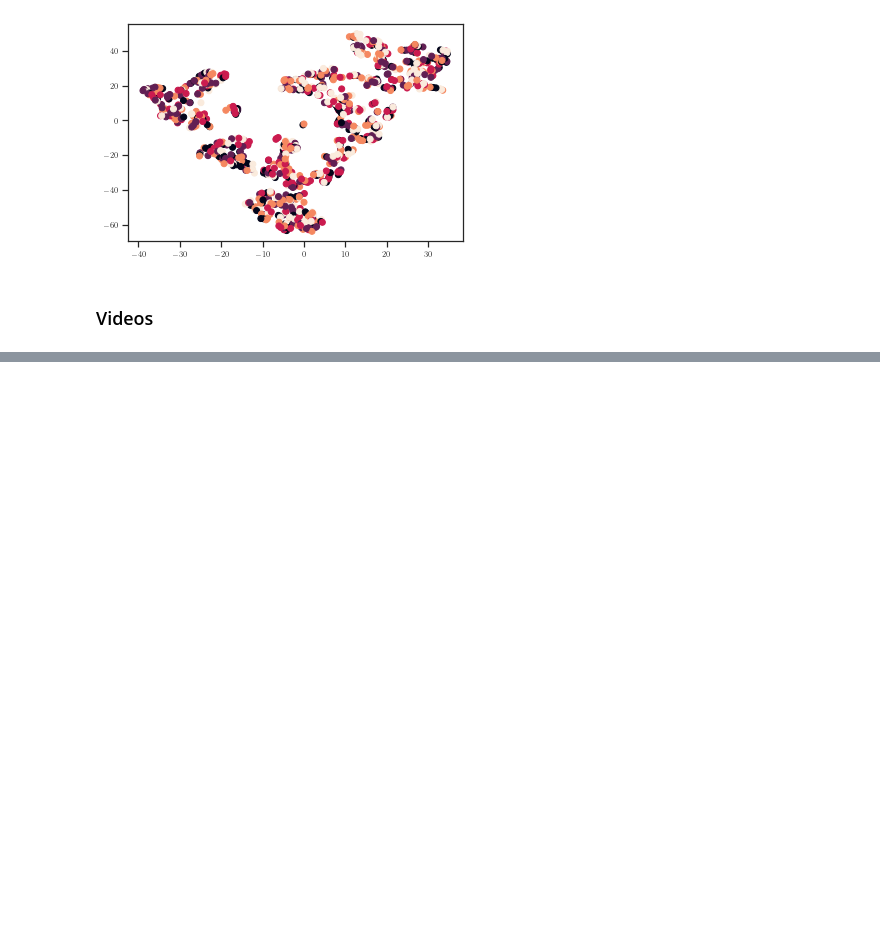
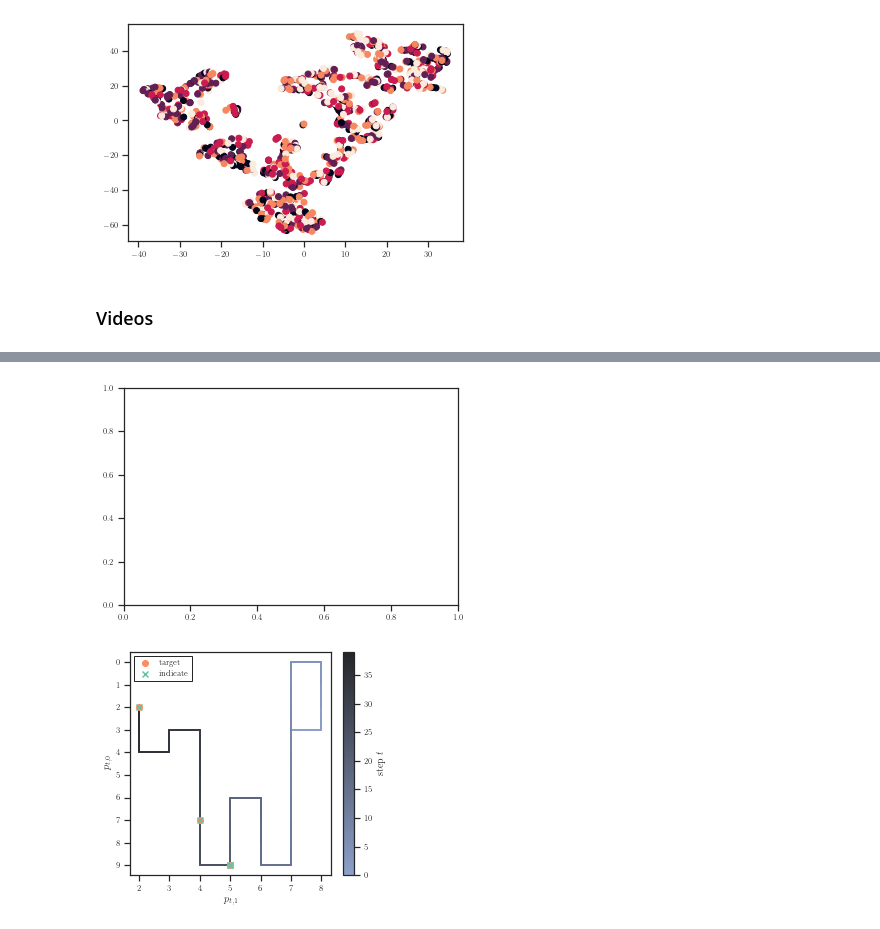
Before and after one commit to fumlig/visualsearch, a Jupyter notebook: plot.ipynb, the cells around one changed output, grey strips where cells are left out. Drawn from its saved outputs; the diff is of its cells as text; code cells hidden in the pictures; blank space fills up the shorter version.

```diff
--- a/plot.ipynb
+++ b/plot.ipynb
@@ -376,6 +376,7 @@ import numpy as np
 from mpl_toolkits.axes_grid1 import make_axes_locatable
 from matplotlib.collections import LineCollection
 from matplotlib.colors import ListedColormap, BoundaryNorm
+from matplotlib.ticker import MaxNLocator
 
 from test import play
 
@@ -405,12 +406,14 @@ def plot_path(ax, env_info, xlabel="$p_{t,1}$", ylabel="$p_{t,0}$", tlabel="step
     else:
         ax.scatter([], [], color=green, marker="x", label="indicate", zorder=100)
 
-    ax.set_ylim(-1, env.shape[0])
-    ax.set_ylim(-1, env.shape[1])
-    ax.set_yticks(range(env.shape[0]))
-    ax.set_xticks(range(env.shape[1]))
+    #ax.set_ylim(-1, env.shape[0])
+    #ax.set_ylim(-1, env.shape[1])
+    #ax.set_yticks(range(env.shape[0]))
+    #ax.set_xticks(range(env.shape[1]))
     ax.set_ylabel(ylabel)
     ax.set_xlabel(xlabel)
+    ax.xaxis.set_major_locator(MaxNLocator(integer=True))
+    ax.yaxis.set_major_locator(MaxNLocator(integer=True))
     ax.invert_yaxis()
 
     ax.legend()
@@ -701,0 +716,7 @@ FileNotFoundError: [Errno 2] No such file or directory: 'models/camera/map/0.pt'
+# %%
+fig, ax = plt.subplots()
+
+fig = play_and_plot_path("Gaussian-v0", model=model, device=device, seed=2)
+# %% [output]
+[figure, added]
+[figure, added]
```
Also changed, not shown: parts of 2 cells of this notebook, 12 other files.
